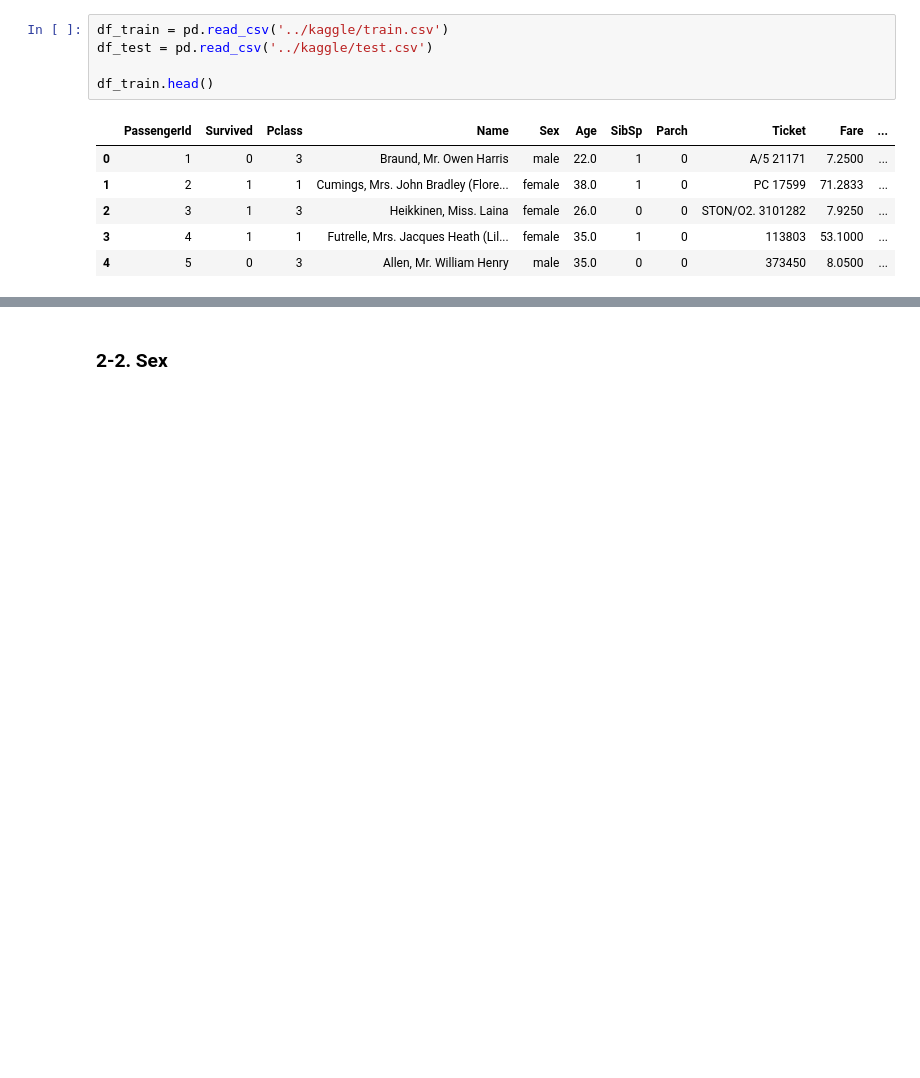
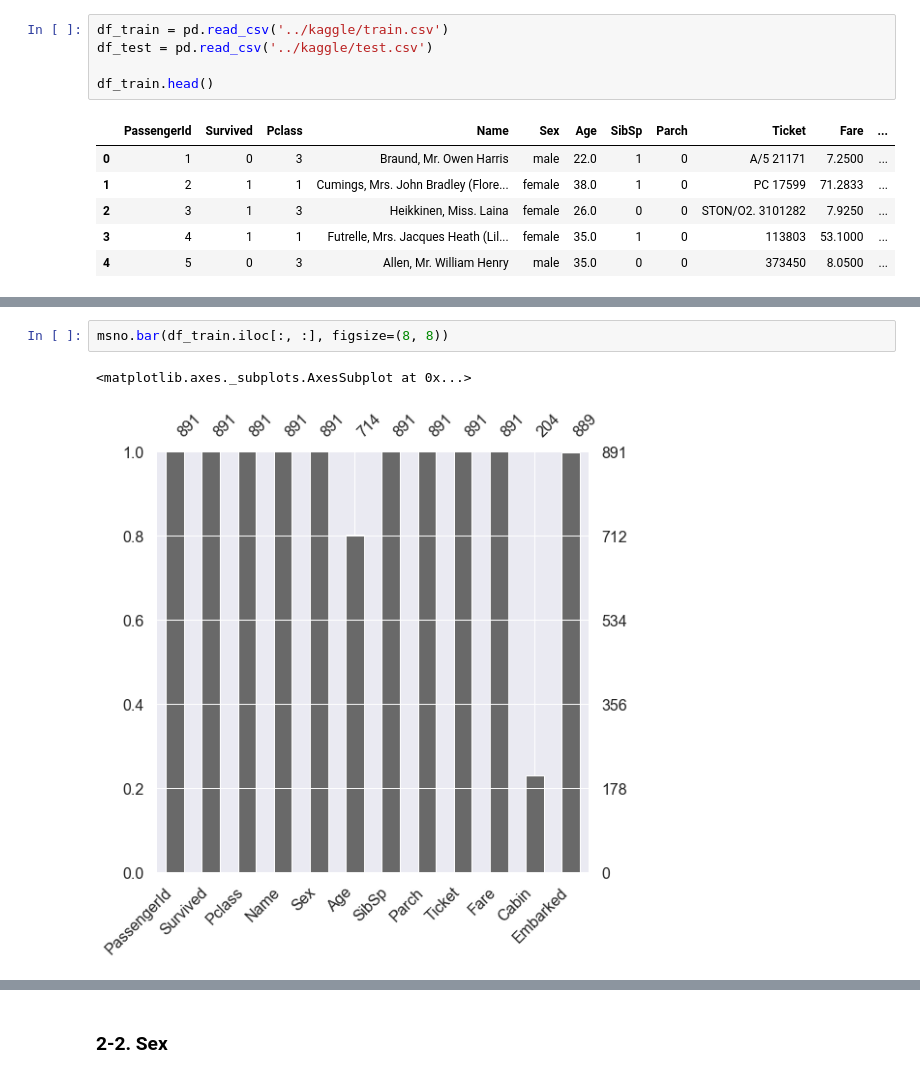
Before and after one commit to nevret-jklee/Kaggle_2019-3rd-ml-month-with-kakr, a Jupyter notebook: 필사적으로 필사하기/Titanic/1-1. titanic (3).ipynb, the cells around one changed output, grey strips where cells are left out. Cells and saved outputs as stored; diff of their text form; blank space fills up the shorter version.

```diff
--- a/필사적으로 필사하기/Titanic/1-1. titanic (3).ipynb
+++ b/필사적으로 필사하기/Titanic/1-1. titanic (3).ipynb
@@ -27,0 +78,5 @@ df_train.head()
+# %%
+msno.bar(df_train.iloc[:, :], figsize=(8, 8))
+# %% [output]
+<matplotlib.axes._subplots.AxesSubplot at 0x...>
+[figure, added]
```
Also changed, not shown: parts of 61 cells of this notebook.
